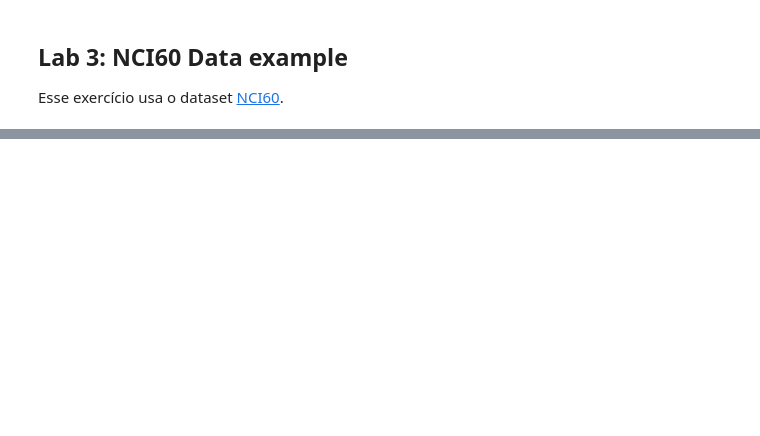
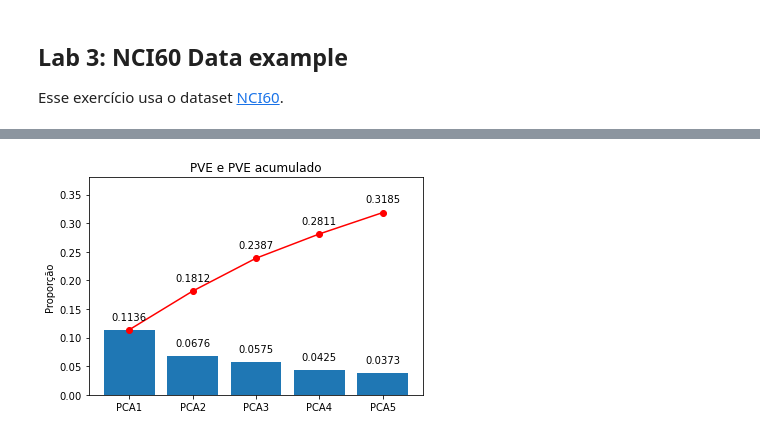
Before and after one commit to guyrux/ISL, a Jupyter notebook: ch10_unsupervised_learning/ch10_01_exercicios.ipynb, the cells around one changed output, grey strips where cells are left out. Saved outputs shown, nothing was run; the diff lists cells and outputs as text; code cells hidden in the pictures; blank space fills up the shorter version.

```diff
--- a/ch10_unsupervised_learning/ch10_01_exercicios.ipynb
+++ b/ch10_unsupervised_learning/ch10_01_exercicios.ipynb
@@ -138,0 +156,43 @@ Name: labs, dtype: int64
+# %%
+df_scaled = df_nci60.drop(["labs"], axis=1).copy()
+column_names = df_scaled.columns
+index_names = df_scaled.index
+
+scaler = StandardScaler()
+df_scaled = scaler.fit_transform(df_scaled)
+
+df_scaled.shape
+
+pca = PCA(n_components=5, random_state=42, whiten=False)
+df_scaled_pca = pca.fit_transform(df_scaled)
+
+df_scaled_pca = pd.DataFrame(df_scaled_pca, index=index_names, columns=["PCA1", "PCA2", "PCA3", "PCA4", "PCA5"])
+
+df_scaled_pca["labs"] = df_nci60["labs"]
+
+pve = pd.DataFrame(pca.explained_variance_ratio_, columns=["PVE"], index=["PCA1", "PCA2", "PCA3", "PCA4", "PCA5"])
+
+plt.plot(pve.cumsum(), color="r", marker="o")
+plt.bar(height=pve.values[:,0], x=[0,1,2,3,4]);
+
+for x,y in zip([0,1,2,3,4],pve.values[:,0]):
+    label = "{:.4f}".format(y)
+    plt.annotate(label, # this is the text
+                 (x,y), # this is the point to label
+                 textcoords="offset points", # how to position the text
+                 xytext=(0,10), # distance from text to points (x,y)
+                 ha='center') # horizontal alignment can be left, right or center
+
+for x,y in zip([1,2,3,4],pve.cumsum().values[1:,0]):
+    label = "{:.4f}".format(y)
+    plt.annotate(label, # this is the text
+                 (x,y), # this is the point to label
+                 textcoords="offset points", # how to position the text
+                 xytext=(0,10), # distance from text to points (x,y)
+                 ha='center') # horizontal alignment can be left, right or center
+
+plt.title("PVE e PVE acumulado")
+plt.ylabel("Proporção")
+plt.ylim([0, .38]);
+# %% [output]
+[figure, added]
```
Also changed, not shown: parts of 9 cells of this notebook.
